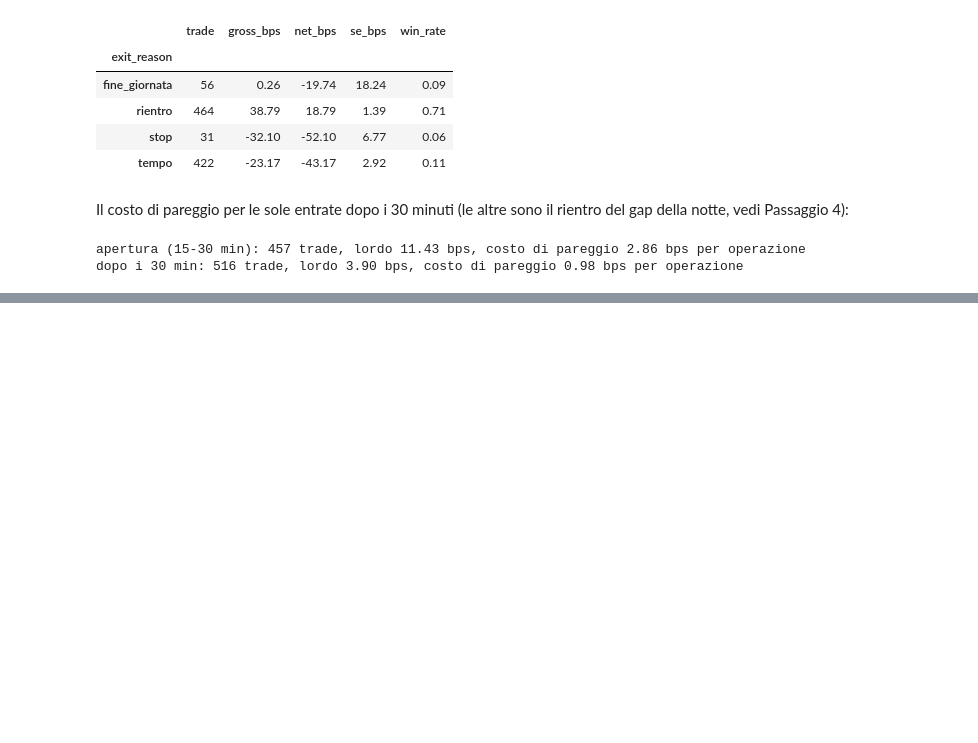
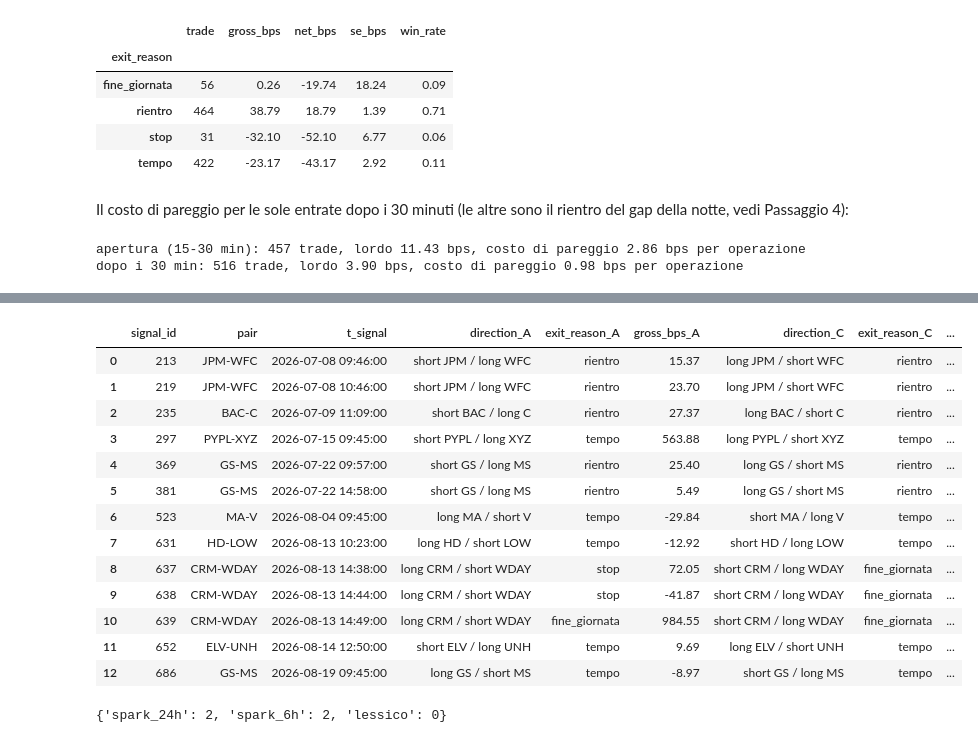
Before and after one commit to DrTeo96/DDM_Pairs_Trading_Project, a Jupyter notebook: src/06_backtest.ipynb, the cells around one changed output, grey strips where cells are left out. Saved outputs shown, nothing was run; the diff lists cells and outputs as text; code cells hidden in the pictures; blank space fills up the shorter version.

```diff
--- a/src/06_backtest.ipynb
+++ b/src/06_backtest.ipynb
@@ -110,0 +285,31 @@ dopo i 30 min: 516 trade, lordo 3.90 bps, costo di pareggio 0.98 bps per operazi
+# %%
+C24 = apply_version(trades, "C", load_version("spark_24h"))
+f24 = C24[C24.c_kind.str.startswith("segui")].merge(trades[["signal_id", "direction", "gross_bps", "exit_reason"]], on="signal_id", suffixes=("_C", "_A"))
+assert (f24.direction_C != f24.direction_A).all() and (f24.minutes_in_trade <= 90).all()
+f24[["signal_id", "pair", "t_signal", "direction_A", "exit_reason_A", "gross_bps_A", "direction_C", "exit_reason_C", "gross_bps_C", "minutes_in_trade"]]
+# %% [output]
+|  | signal_id | pair | t_signal | direction_A | exit_reason_A | gross_bps_A | direction_C | exit_reason_C | ... |
+| 0 | 213 | JPM-WFC | 2026-07-08 09:46:00 | short JPM / long WFC | rientro | 15.37 | long JPM / short WFC | rientro | ... |
+| 1 | 219 | JPM-WFC | 2026-07-08 10:46:00 | short JPM / long WFC | rientro | 23.70 | long JPM / short WFC | rientro | ... |
+| 2 | 235 | BAC-C | 2026-07-09 11:09:00 | short BAC / long C | rientro | 27.37 | long BAC / short C | rientro | ... |
+| 3 | 297 | PYPL-XYZ | 2026-07-15 09:45:00 | short PYPL / long XYZ | tempo | 563.88 | long PYPL / short XYZ | tempo | ... |
+| 4 | 369 | GS-MS | 2026-07-22 09:57:00 | short GS / long MS | rientro | 25.40 | long GS / short MS | rientro | ... |
+| 5 | 381 | GS-MS | 2026-07-22 14:58:00 | short GS / long MS | rientro | 5.49 | long GS / short MS | rientro | ... |
+| 6 | 523 | MA-V | 2026-08-04 09:45:00 | long MA / short V | tempo | -29.84 | short MA / long V | tempo | ... |
+| 7 | 631 | HD-LOW | 2026-08-13 10:23:00 | long HD / short LOW | tempo | -12.92 | short HD / long LOW | tempo | ... |
+| 8 | 637 | CRM-WDAY | 2026-08-13 14:38:00 | long CRM / short WDAY | stop | 72.05 | short CRM / long WDAY | fine_giornata | ... |
+| 9 | 638 | CRM-WDAY | 2026-08-13 14:44:00 | long CRM / short WDAY | stop | -41.87 | short CRM / long WDAY | fine_giornata | ... |
+| 10 | 639 | CRM-WDAY | 2026-08-13 14:49:00 | long CRM / short WDAY | fine_giornata | 984.55 | short CRM / long WDAY | fine_giornata | ... |
+| 11 | 652 | ELV-UNH | 2026-08-14 12:50:00 | short ELV / long UNH | tempo | 9.69 | long ELV / short UNH | tempo | ... |
+| 12 | 686 | GS-MS | 2026-08-19 09:45:00 | long GS / short MS | tempo | -8.97 | short GS / long MS | tempo | ... |
+# %%
+# Un trade 'segui' può restare aperto quando arriva il segnale successivo della stessa coppia (nella A ogni coppia ha un trade
+# aperto alla volta). Quanti casi?
+def overlaps(C):
+    C = C.sort_values("t_entry")
+    prev_exit = C.groupby("pair").t_exit.shift()
+    return int((C.t_entry < prev_exit).sum())
+
+print({name: overlaps(apply_version(trades, "C", load_version(name))) for name in COMPLETE})
+# %% [output]
+{'spark_24h': 2, 'spark_6h': 2, 'lessico': 0}
```
Also changed, not shown: parts of 28 cells of this notebook, 2 other files.
